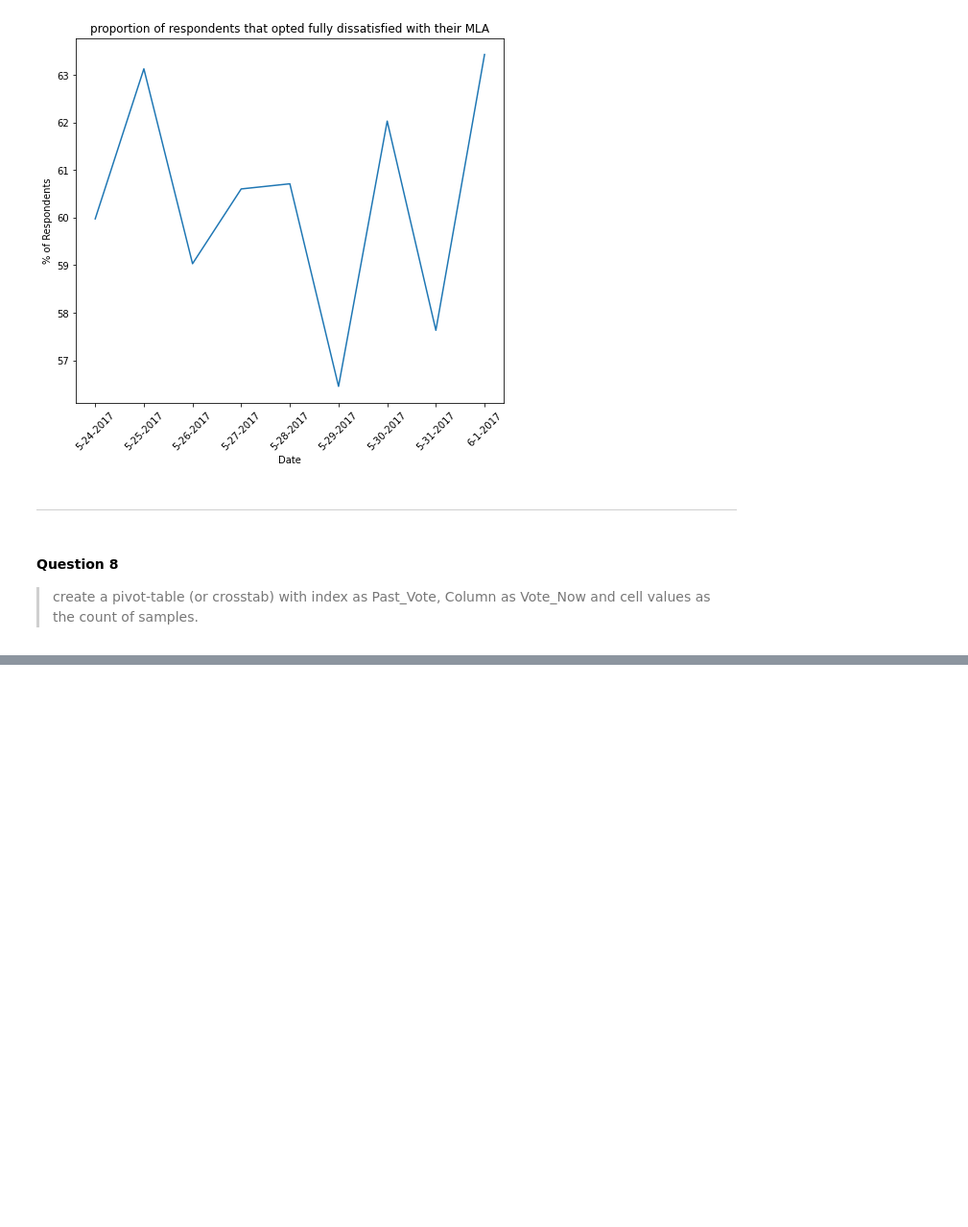
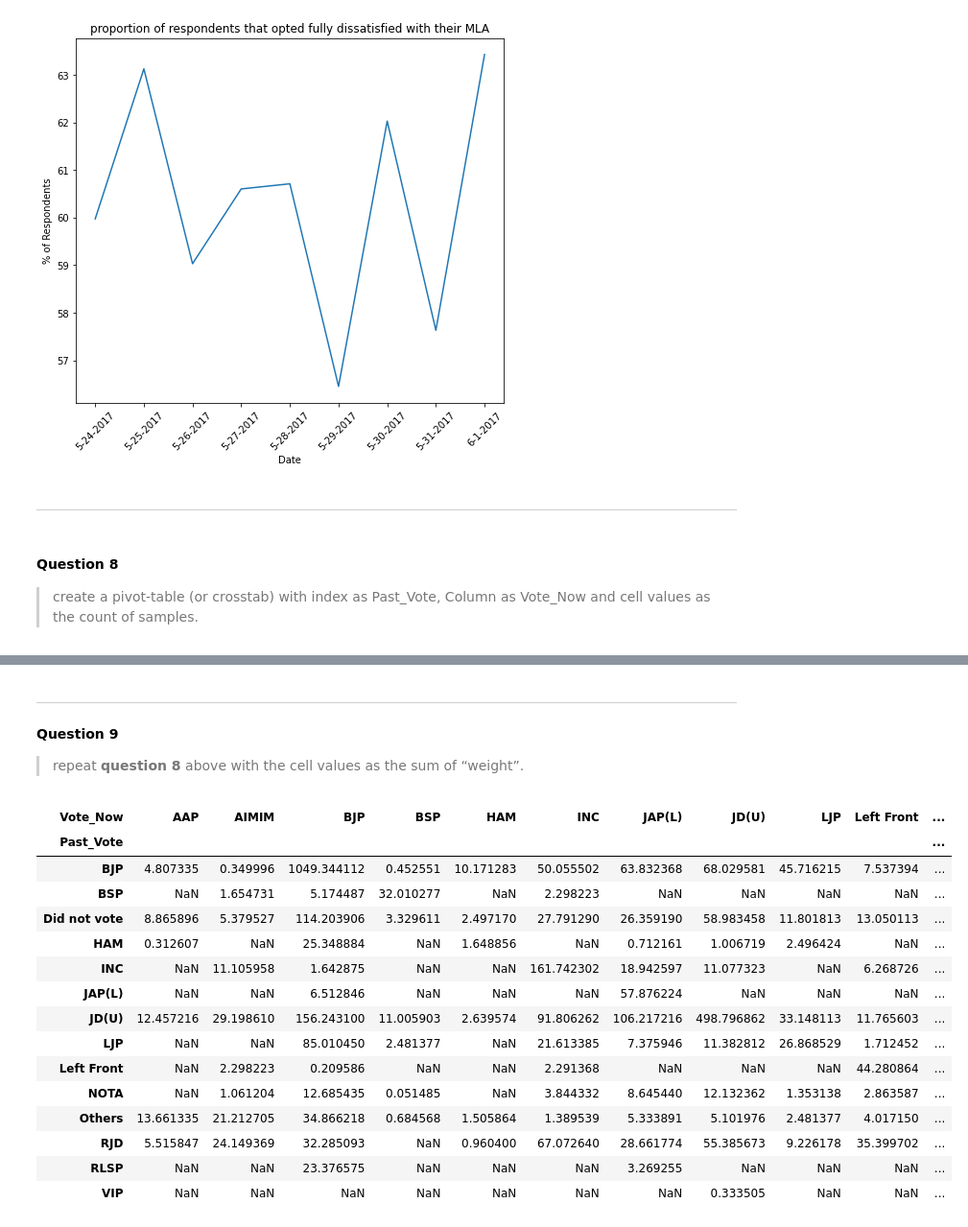
Before and after one commit to henryfash/Survey-Analysis, a Jupyter notebook: survey analysis.ipynb, the cells around one changed output, grey strips where cells are left out. Shown: that part at 96% size. Drawn from its saved outputs; the diff is of its cells as text; code cells hidden in the pictures; blank space fills up the shorter version.

```diff
--- a/survey analysis.ipynb
+++ b/survey analysis.ipynb
@@ -398,0 +405,27 @@ pivot
+# %% [markdown]
+<hr>
+# %% [markdown]
+**Question 9**
+> repeat **question 8** above with the cell values as the sum of “weight”.
+# %%
+# create pivot table
+
+pivot_weight = df.pivot_table(index='Past_Vote', columns = 'Vote_Now',values ='weight', aggfunc='sum')
+pivot_weight
+# %% [output]
+| Vote_Now | AAP | AIMIM | BJP | BSP | HAM | INC | JAP(L) | JD(U) | LJP | Left Front | ... |
+| Past_Vote |  |  |  |  |  |  |  |  |  |  | ... |
+| BJP | 4.807335 | 0.349996 | 1049.344112 | 0.452551 | 10.171283 | 50.055502 | 63.832368 | 68.029581 | 45.716215 | 7.537394 | ... |
+| BSP | NaN | 1.654731 | 5.174487 | 32.010277 | NaN | 2.298223 | NaN | NaN | NaN | NaN | ... |
+| Did not vote | 8.865896 | 5.379527 | 114.203906 | 3.329611 | 2.497170 | 27.791290 | 26.359190 | 58.983458 | 11.801813 | 13.050113 | ... |
+| HAM | 0.312607 | NaN | 25.348884 | NaN | 1.648856 | NaN | 0.712161 | 1.006719 | 2.496424 | NaN | ... |
+| INC | NaN | 11.105958 | 1.642875 | NaN | NaN | 161.742302 | 18.942597 | 11.077323 | NaN | 6.268726 | ... |
+| JAP(L) | NaN | NaN | 6.512846 | NaN | NaN | NaN | 57.876224 | NaN | NaN | NaN | ... |
+| JD(U) | 12.457216 | 29.198610 | 156.243100 | 11.005903 | 2.639574 | 91.806262 | 106.217216 | 498.796862 | 33.148113 | 11.765603 | ... |
+| LJP | NaN | NaN | 85.010450 | 2.481377 | NaN | 21.613385 | 7.375946 | 11.382812 | 26.868529 | 1.712452 | ... |
+| Left Front | NaN | 2.298223 | 0.209586 | NaN | NaN | 2.291368 | NaN | NaN | NaN | 44.280864 | ... |
+| NOTA | NaN | 1.061204 | 12.685435 | 0.051485 | NaN | 3.844332 | 8.645440 | 12.132362 | 1.353138 | 2.863587 | ... |
+| Others | 13.661335 | 21.212705 | 34.866218 | 0.684568 | 1.505864 | 1.389539 | 5.333891 | 5.101976 | 2.481377 | 4.017150 | ... |
+| RJD | 5.515847 | 24.149369 | 32.285093 | NaN | 0.960400 | 67.072640 | 28.661774 | 55.385673 | 9.226178 | 35.399702 | ... |
+| RLSP | NaN | NaN | 23.376575 | NaN | NaN | NaN | 3.269255 | NaN | NaN | NaN | ... |
+| VIP | NaN | NaN | NaN | NaN | NaN | NaN | NaN | 0.333505 | NaN | NaN | ... |
```
Also changed, not shown: parts of 19 cells of this notebook.
